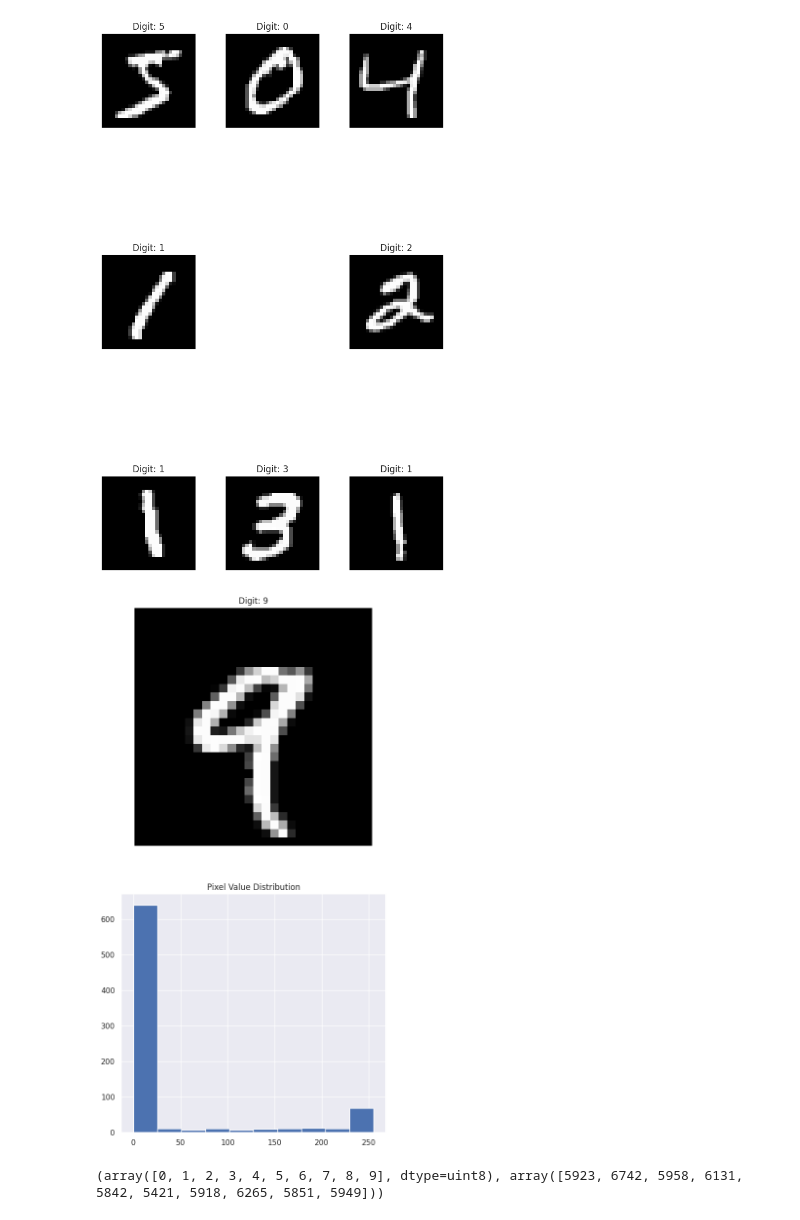
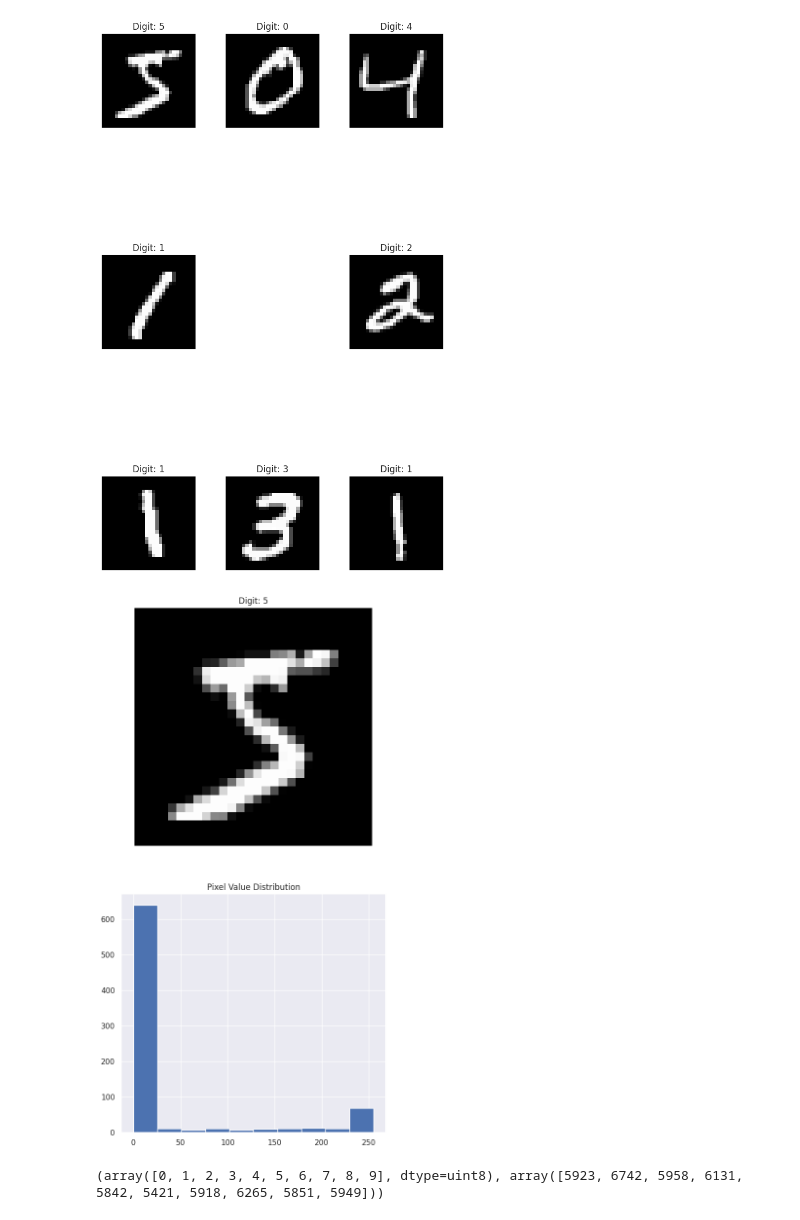
Before and after one commit to adalbertii/Modele---klasyfikacyjne, a Jupyter notebook: digit_recognition_case.ipynb, the cells around one changed output. Drawn from its saved outputs; the diff is of its cells as text; code cells hidden in the pictures.

```diff
--- a/digit_recognition_case.ipynb
+++ b/digit_recognition_case.ipynb
@@ -76,17 +69,17 @@ fig
 # %% [output]
 [figure]
 # %%
-# checkin value distribution
+# sprawdzenie rozkładu wartościcheckin value distribution
 fig = plt.figure()
 plt.subplot(2,1,1)
-plt.imshow(X_train[4], cmap='gray', interpolation='none')
-plt.title("Digit: {}".format(y_train[4]))
+plt.imshow(X_train[0], cmap='gray', interpolation='none')
+plt.title("Digit: {}".format(y_train[0]))
 plt.xticks([])
 plt.yticks([])
 plt.subplot(2,1,2)
 plt.hist(X_train[0].reshape(784))
 plt.title("Pixel Value Distribution")
 fig
 # %% [output]
-[figure, old version]
+[figure, new version]
 # %%
```
Also changed, not shown: parts of 37 cells of this notebook.
